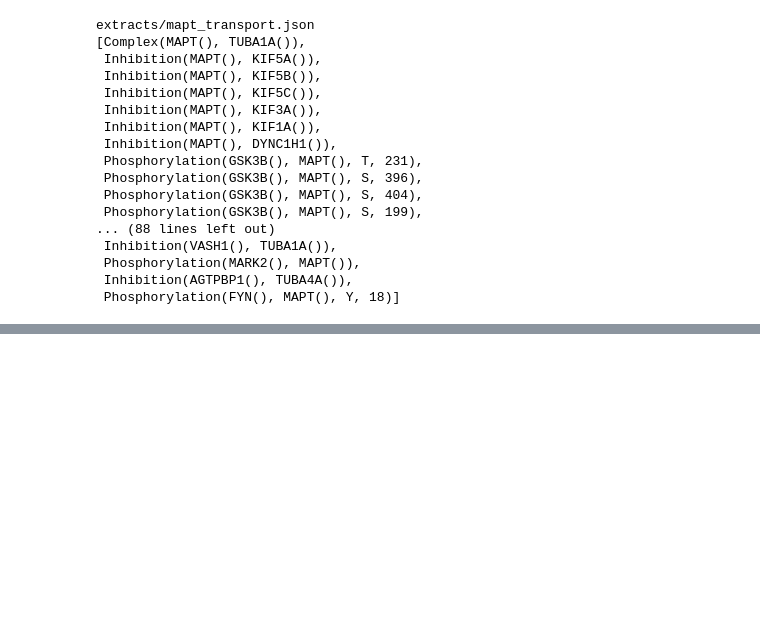
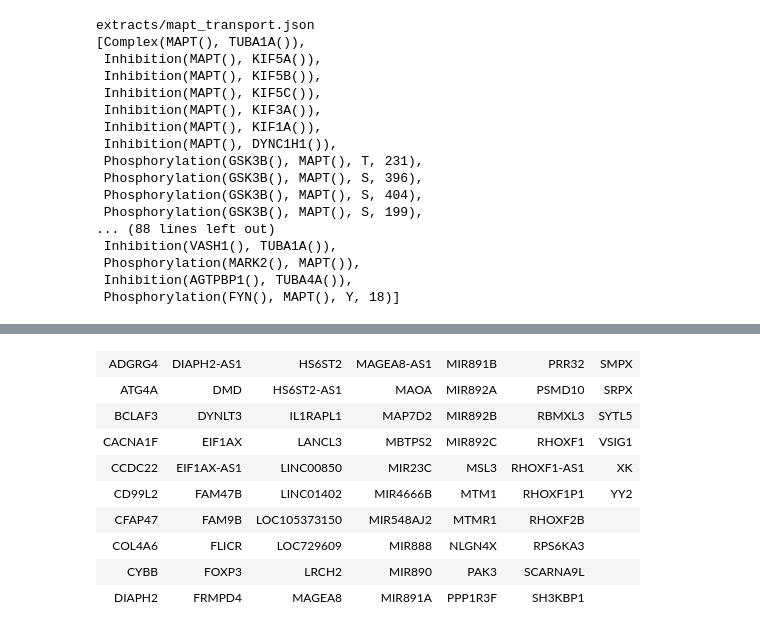
Before and after one commit to munch-group/interaction-store, a Jupyter notebook: interaction_store.ipynb, the cells around one changed output, grey strips where cells are left out. Saved outputs shown, nothing was run; the diff lists cells and outputs as text; code cells hidden in the pictures; blank space fills up the shorter version.

```diff
--- a/interaction_store.ipynb
+++ b/interaction_store.ipynb
@@ -667,0 +861,13 @@ extracts/mapt_transport.json
+# %%
+genes_by_group('Siepel_ARGweaver-D_2020')
+# %% [output]
+| ADGRG4 | DIAPH2-AS1 | HS6ST2 | MAGEA8-AS1 | MIR891B | PRR32 | SMPX |
+| ATG4A | DMD | HS6ST2-AS1 | MAOA | MIR892A | PSMD10 | SRPX |
+| BCLAF3 | DYNLT3 | IL1RAPL1 | MAP7D2 | MIR892B | RBMXL3 | SYTL5 |
+| CACNA1F | EIF1AX | LANCL3 | MBTPS2 | MIR892C | RHOXF1 | VSIG1 |
+| CCDC22 | EIF1AX-AS1 | LINC00850 | MIR23C | MSL3 | RHOXF1-AS1 | XK |
+| CD99L2 | FAM47B | LINC01402 | MIR4666B | MTM1 | RHOXF1P1 | YY2 |
+| CFAP47 | FAM9B | LOC105373150 | MIR548AJ2 | MTMR1 | RHOXF2B |  |
+| COL4A6 | FLICR | LOC729609 | MIR888 | NLGN4X | RPS6KA3 |  |
+| CYBB | FOXP3 | LRCH2 | MIR890 | PAK3 | SCARNA9L |  |
+| DIAPH2 | FRMPD4 | MAGEA8 | MIR891A | PPP1R3F | SH3KBP1 |  |
```
Also changed, not shown: parts of 17 cells of this notebook, 18 other files.
